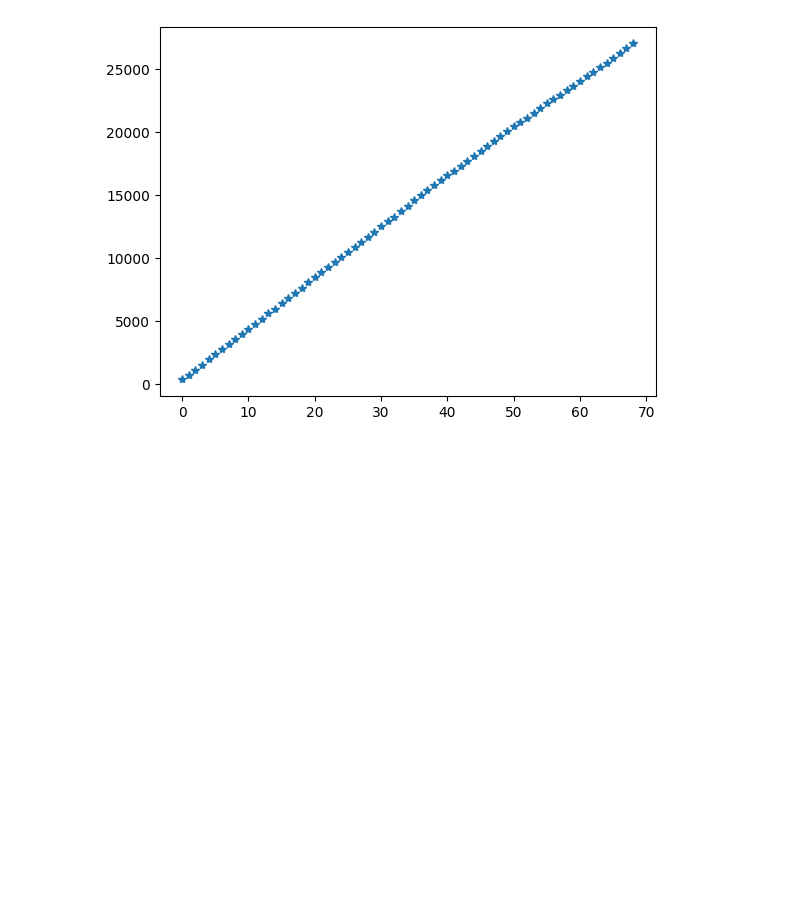
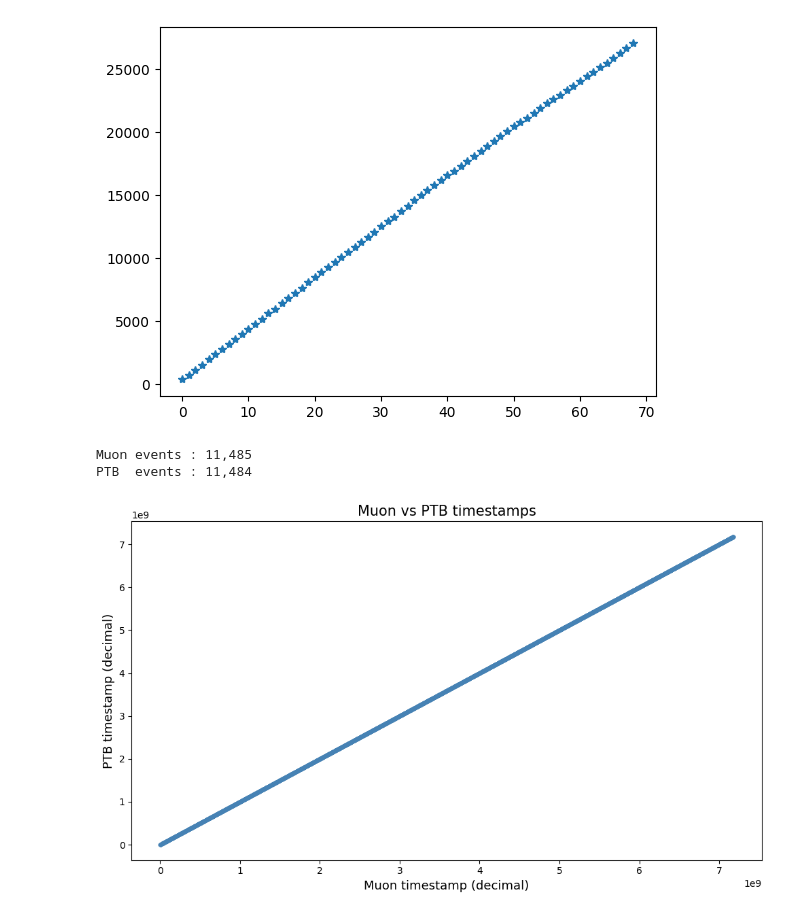
Before and after one commit to wtoslac/EosAnalyses, a Jupyter notebook: Wing/MuonReadoutDAQSync.ipynb, the cells around one changed output. Saved outputs shown, nothing was run; the diff lists cells and outputs as text; code cells hidden in the pictures; blank space fills up the shorter version.

Commit message:
Added MuonReadoutDAQSync analysis

```diff
--- a/Wing/MuonReadoutDAQSync.ipynb
+++ b/Wing/MuonReadoutDAQSync.ipynb
@@ -51,3 +51,50 @@ PTB timestamps  (85 entries):
  5.06246824e+09 5.12496790e+09 5.18746755e+09 5.24996719e+09]
 [<matplotlib.lines.Line2D at 0x...>]
 [figure]
+# %%
+import re
+import matplotlib.pyplot as plt
+
+LOG_FILE = "muon_test.txt"  # <-- update path if needed
+
+# Capture the timestamp field from each line type
+MUON_RE = re.compile(r'^\[muon\].*?timestamp:\s*(0x[0-9a-fA-F]+)')
+PTB_RE  = re.compile(r'^\[ptb\].*?timestamp:\s*(0x[0-9a-fA-F]+)')
+# %%
+muon_timestamps = []
+ptb_timestamps  = []
+
+with open(LOG_FILE, 'r') as f:
+    for line in f:
+        m = MUON_RE.match(line)
+        if m:
+            muon_timestamps.append(int(m.group(1), 16))
+            continue
+        p = PTB_RE.match(line)
+        if p:
+            ptb_timestamps.append(int(p.group(1), 16))
+
+print(f"Muon events : {len(muon_timestamps):,}")
+print(f"PTB  events : {len(ptb_timestamps):,}")
+muon_timestamps = np.array(muon_timestamps[1:])
+muon_timestamps = muon_timestamps-45869399519
+# %% [output]
+Muon events : 11,485
+PTB  events : 11,484
+# %%
+n = min(len(muon_timestamps), len(ptb_timestamps))
+
+fig, ax = plt.subplots(figsize=(10, 6))
+ax.scatter(muon_timestamps[:n], ptb_timestamps[:n],
+           s=10, alpha=0.6, color='steelblue')
+
+ax.set_xlabel('Muon timestamp (decimal)', fontsize=13)
+ax.set_ylabel('PTB timestamp (decimal)',  fontsize=13)
+ax.set_title('Muon vs PTB timestamps', fontsize=15)
+ax.ticklabel_format(style='sci', axis='both', scilimits=(0, 0))
+
+plt.tight_layout()
+plt.savefig('muon_vs_ptb_scatter.png', dpi=150)
+plt.show()
+# %% [output]
+[figure, added]
```
Also changed, not shown: parts of 5 cells of this notebook.
